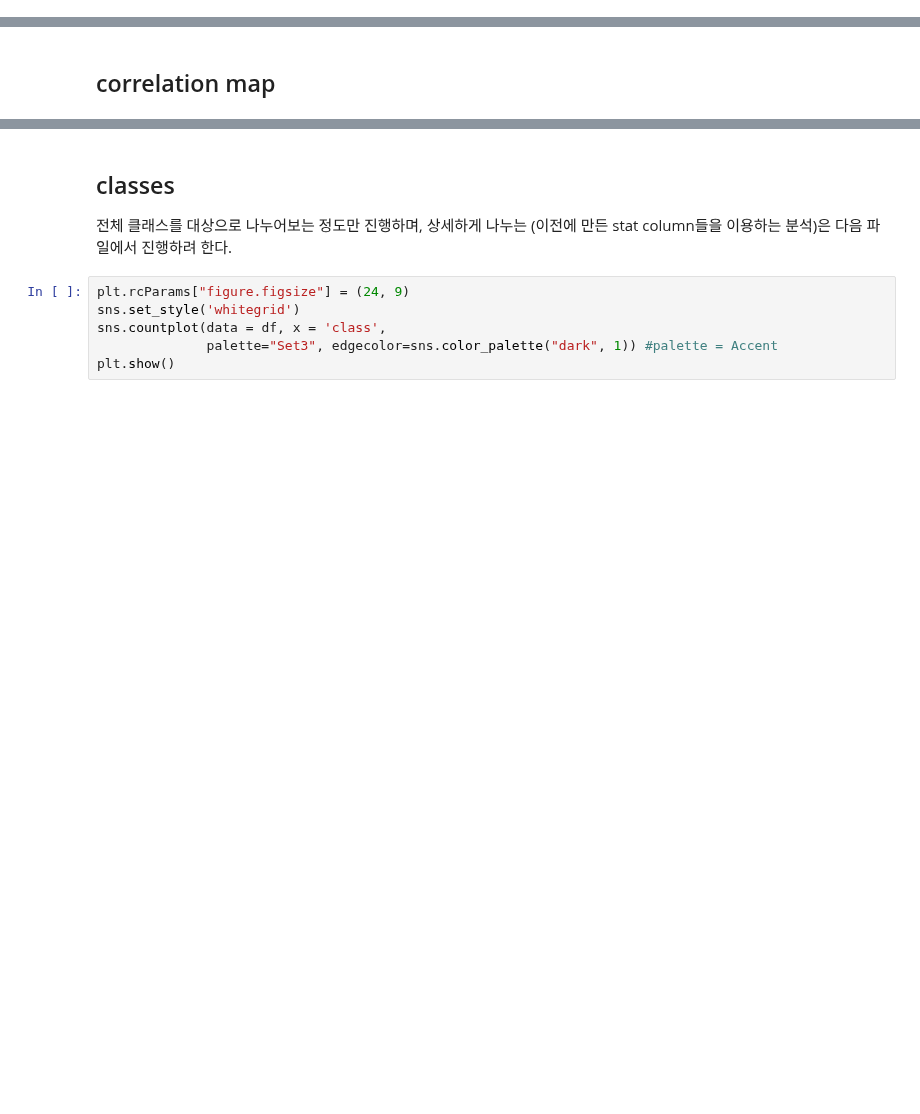
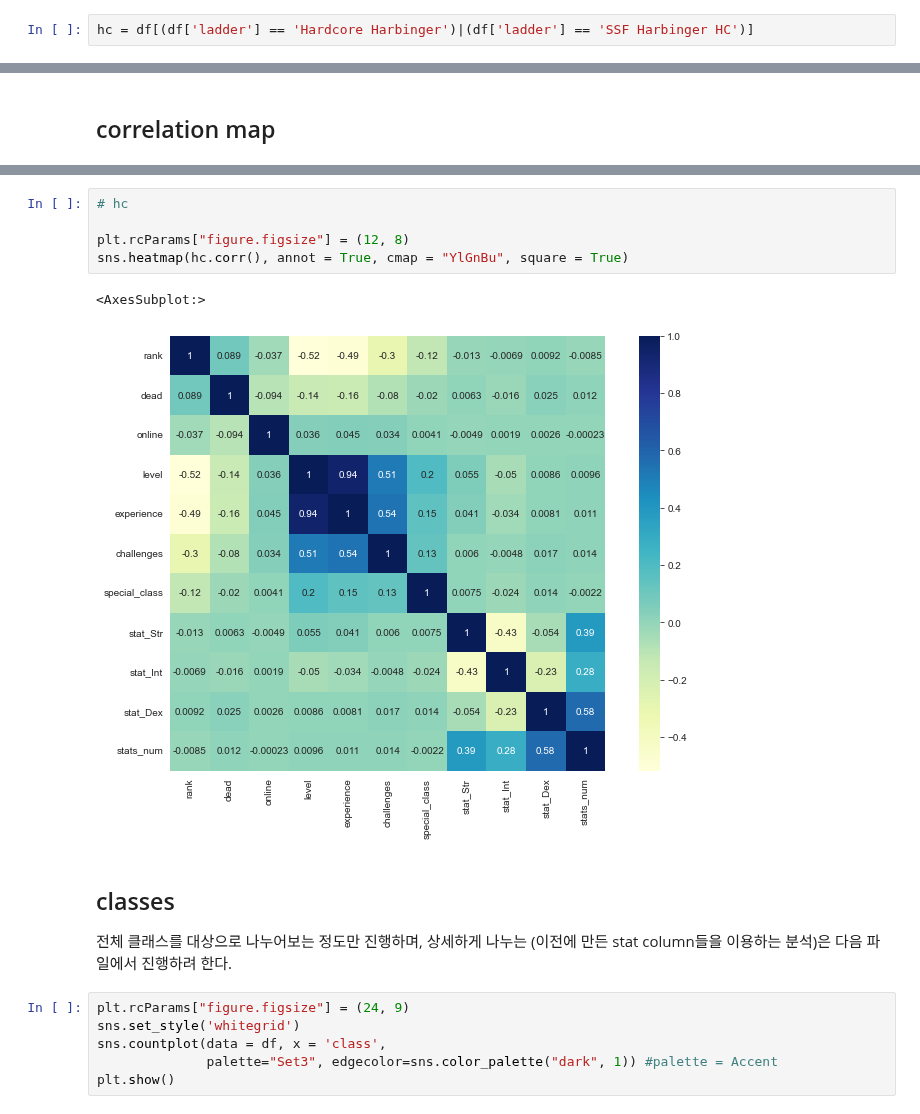
Before and after one commit to Angela-Park-JE/TIL_ver1, a Jupyter notebook: ToyPJT-POE_user/poe_stats_3_EDA_1.ipynb, the cells around one changed output, grey strips where cells are left out. Drawn from its saved outputs; the diff is of its cells as text; blank space fills up the shorter version.

```diff
--- a/ToyPJT-POE_user/poe_stats_3_EDA_1.ipynb
+++ b/ToyPJT-POE_user/poe_stats_3_EDA_1.ipynb
@@ -430,0 +430,2 @@ challenge는 전체에서보다 +2~3 회 정도 더 되는 것으로 나타났
+# %%
+hc = df[(df['ladder'] == 'Hardcore Harbinger')|(df['ladder'] == 'SSF Harbinger HC')]
@@ -436,6 +471,14 @@ sns.heatmap(non_hc.corr(), annot = True, cmap = "YlGnBu", square = True)
 # %% [output]
 <AxesSubplot:>
 [figure]
+# %%
+# hc
+
+plt.rcParams["figure.figsize"] = (12, 8)
+sns.heatmap(hc.corr(), annot = True, cmap = "YlGnBu", square = True)
+# %% [output]
+<AxesSubplot:>
+[figure, added]
 # %% [markdown]
 ## classes
 
```
Also changed, not shown: parts of 11 cells of this notebook.
